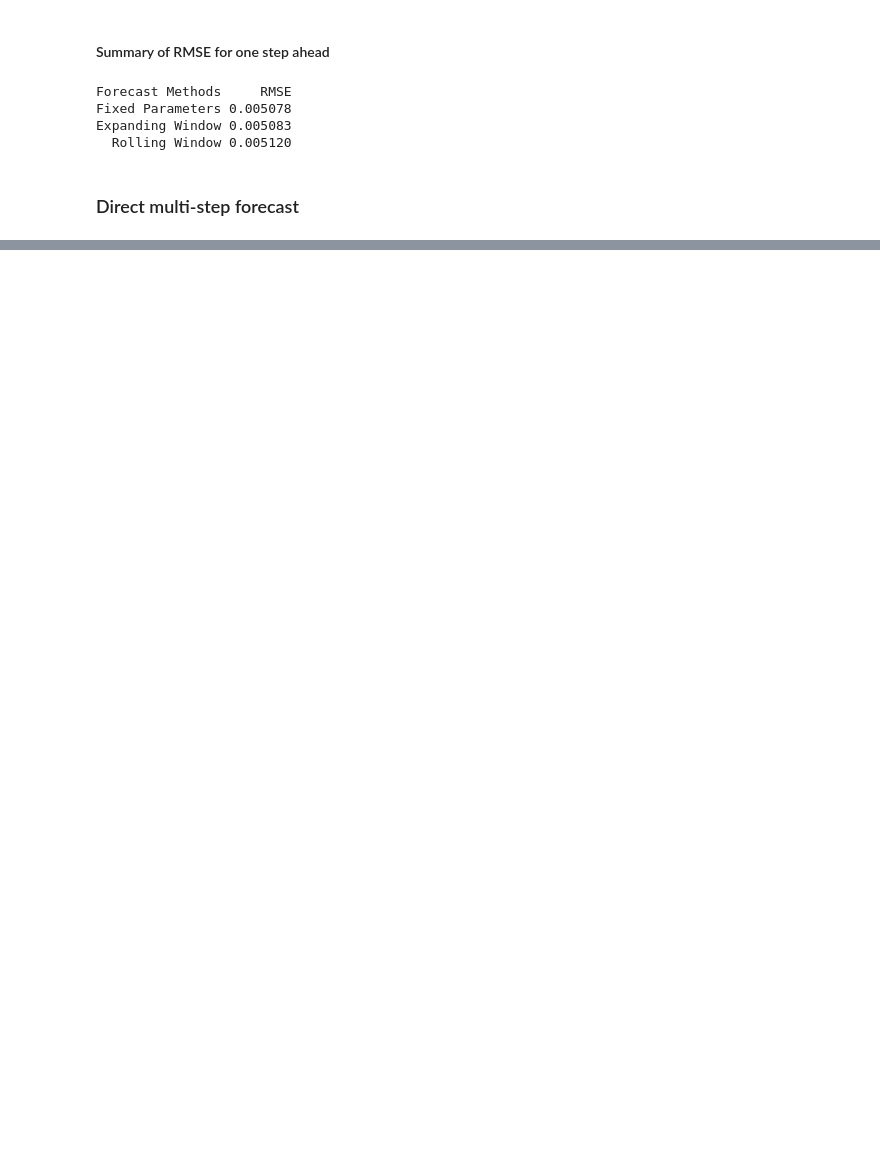
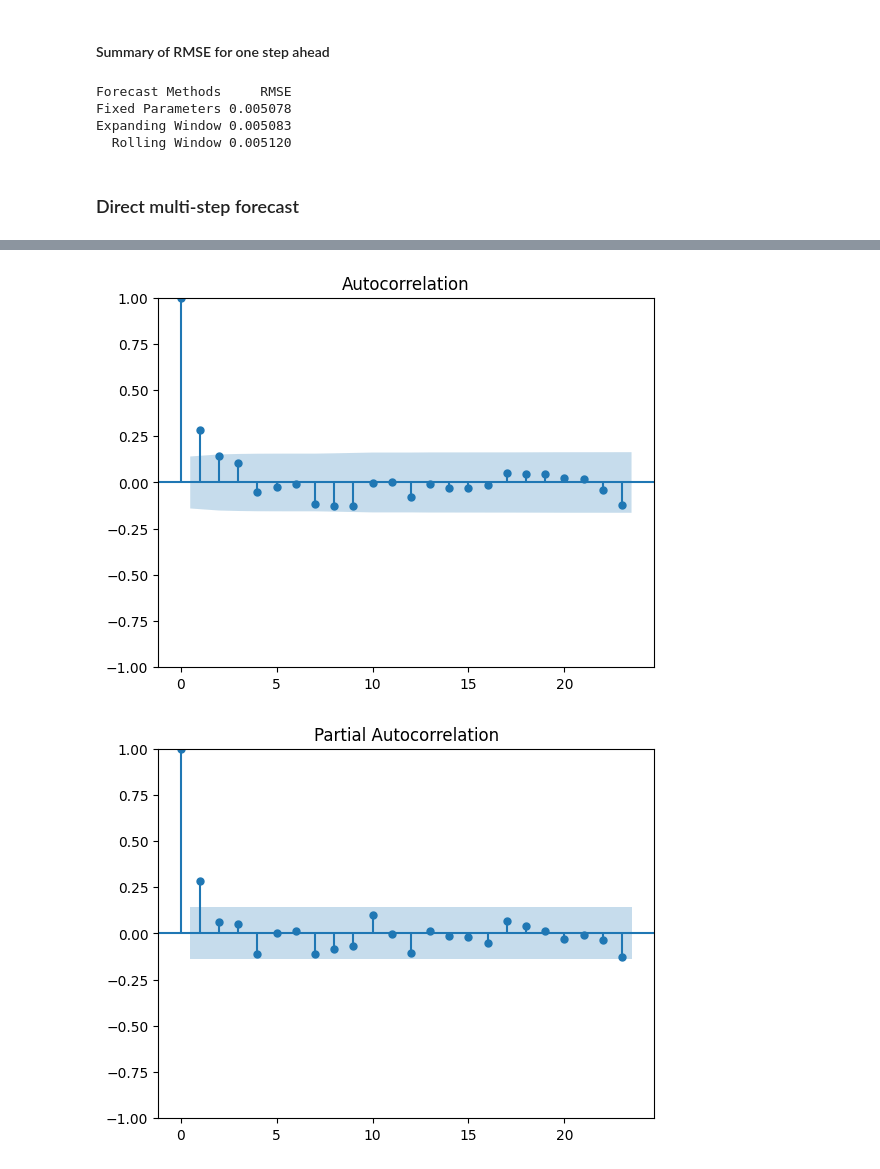
Before and after one commit to qh007/FYP, a Jupyter notebook: ARX.ipynb, the cells around one changed output, grey strips where cells are left out. Drawn from its saved outputs; the diff is of its cells as text; code cells hidden in the pictures; blank space fills up the shorter version.

```diff
--- a/ARX.ipynb
+++ b/ARX.ipynb
@@ -191,0 +237,10 @@ Expanding Window 0.005083
+# %%
+# use acf and pacf to predict exogeneous variables
+# For M1: Industrial Production Index
+from statsmodels.graphics.tsaplots import plot_acf, plot_pacf
+plot_acf(train.iloc[:,1]) #MA(3)
+plot_pacf(train.iloc[:,1]) #AR(1)
+plt.show()
+# %% [output]
+[figure, added]
+[figure, added]
```
Also changed, not shown: parts of 22 cells of this notebook, 7 other files.
